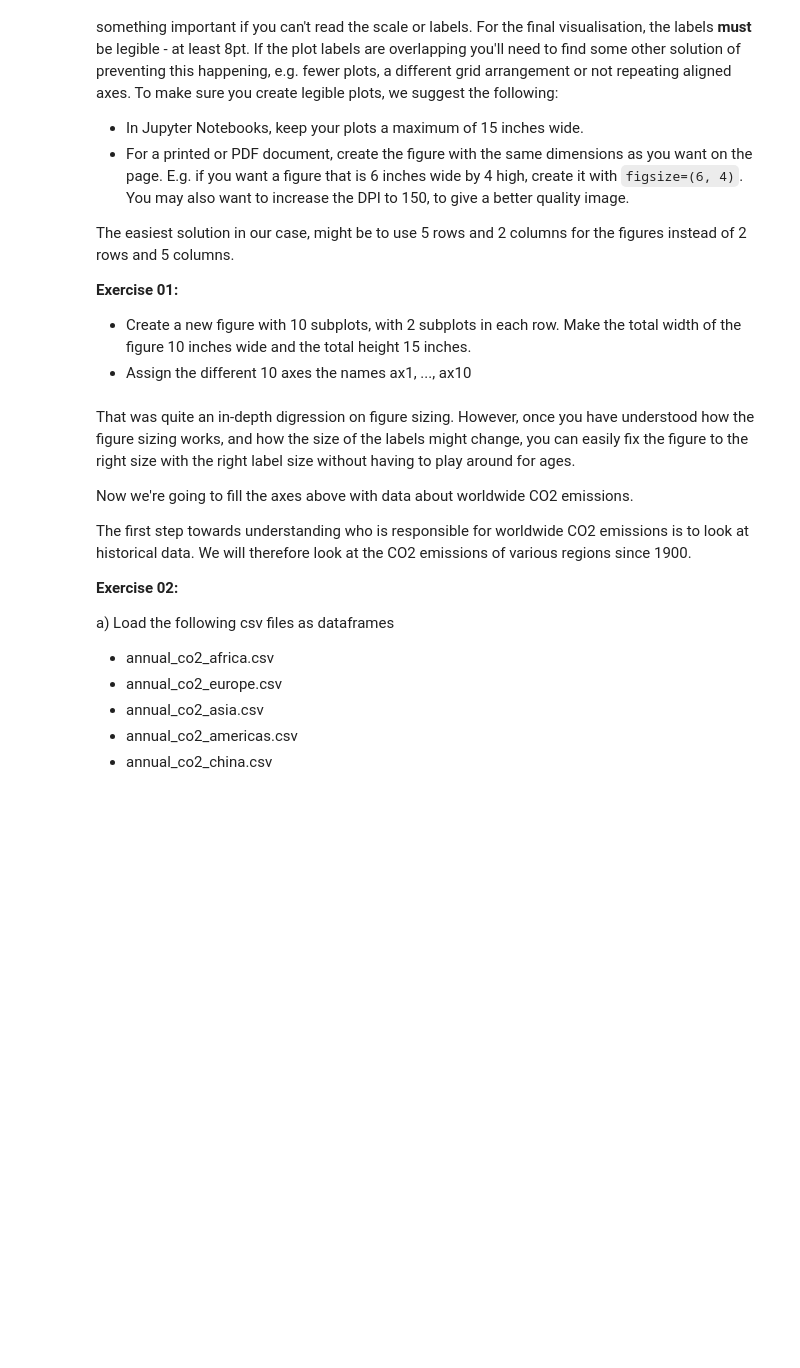
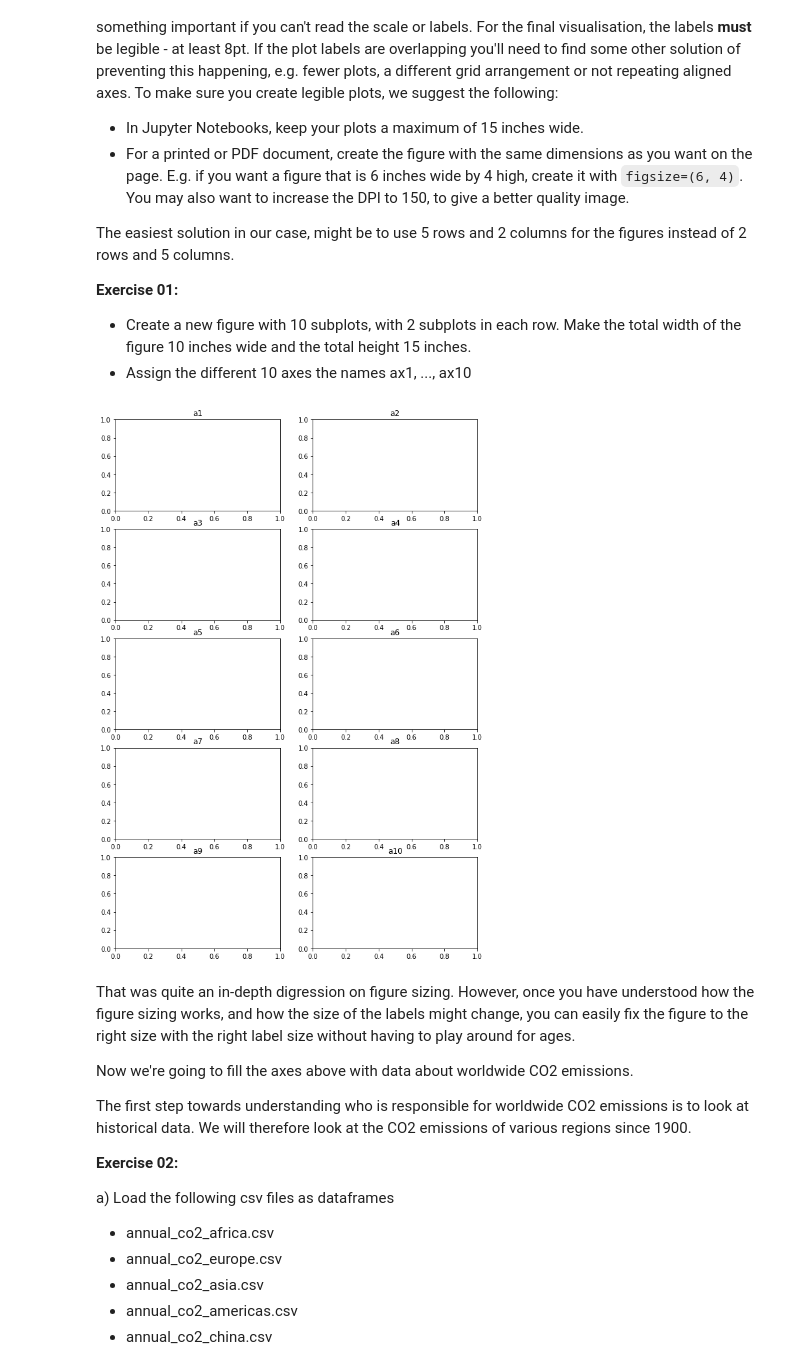
Before and after one commit to social-anthrax/FDS-S1-03-data-representation-01, a Jupyter notebook: FDS-S1-03-data-representation-01.ipynb, the cells around one changed output. Drawn from its saved outputs; the diff is of its cells as text; code cells hidden in the pictures; blank space fills up the shorter version.

```diff
--- a/FDS-S1-03-data-representation-01.ipynb
+++ b/FDS-S1-03-data-representation-01.ipynb
@@ -172,3 +215,10 @@ The easiest solution in our case, might be to use 5 rows and 2 columns for the f
+# %%
+# Your code
+fig, ax = plt.subplots(5, 2, figsize=(10, 15))
+for y in range(5):
+    [ax[y][x].set_title("a{}".format(y * 2 + x + 1)) for x in range(2)]
+# %% [output]
+[figure, added]
 # %% [markdown]
 That was quite an in-depth digression on figure sizing. However, once you have understood how the figure sizing works, and how the size of the labels might change, you can easily fix the figure to the right size with the right label size without having to play around for ages.
 
```
Also changed, not shown: parts of 31 cells of this notebook.
